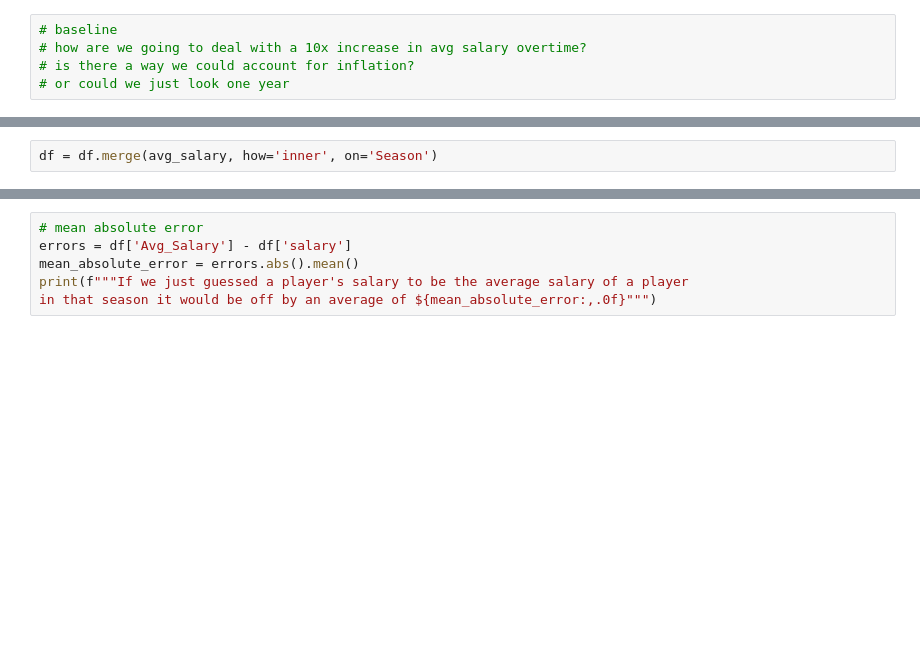
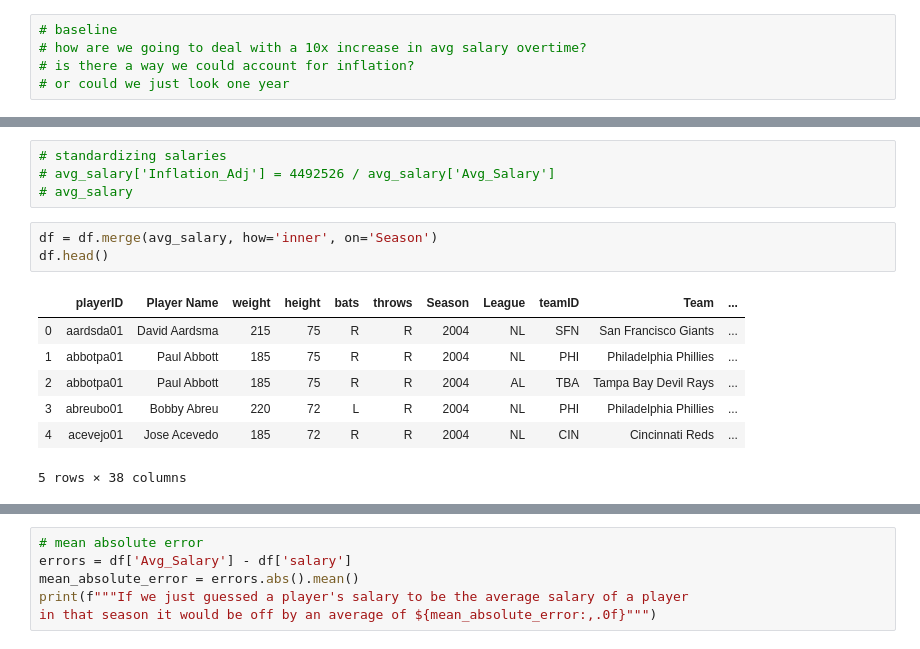
Before and after one commit to jbell1991/mlb-data, a Jupyter notebook: MLB Stats.ipynb, the cells around one changed output, grey strips where cells are left out. Cells and saved outputs as stored; diff of their text form; blank space fills up the shorter version.

```diff
--- a/MLB Stats.ipynb
+++ b/MLB Stats.ipynb
@@ -161,2 +246,15 @@ avg_salary.head()
+# %%
+# standardizing salaries
+# avg_salary['Inflation_Adj'] = 4492526 / avg_salary['Avg_Salary']
+# avg_salary
 # %%
 df = df.merge(avg_salary, how='inner', on='Season')
+df.head()
+# %% [output]
+|  | playerID | Player Name | weight | height | bats | throws | Season | League | teamID | Team | ... |
+| 0 | aardsda01 | David Aardsma | 215 | 75 | R | R | 2004 | NL | SFN | San Francisco Giants | ... |
+| 1 | abbotpa01 | Paul Abbott | 185 | 75 | R | R | 2004 | NL | PHI | Philadelphia Phillies | ... |
+| 2 | abbotpa01 | Paul Abbott | 185 | 75 | R | R | 2004 | AL | TBA | Tampa Bay Devil Rays | ... |
+| 3 | abreubo01 | Bobby Abreu | 220 | 72 | L | R | 2004 | NL | PHI | Philadelphia Phillies | ... |
+| 4 | acevejo01 | Jose Acevedo | 185 | 72 | R | R | 2004 | NL | CIN | Cincinnati Reds | ... |
+5 rows × 38 columns
```
Also changed, not shown: parts of 29 cells of this notebook.
